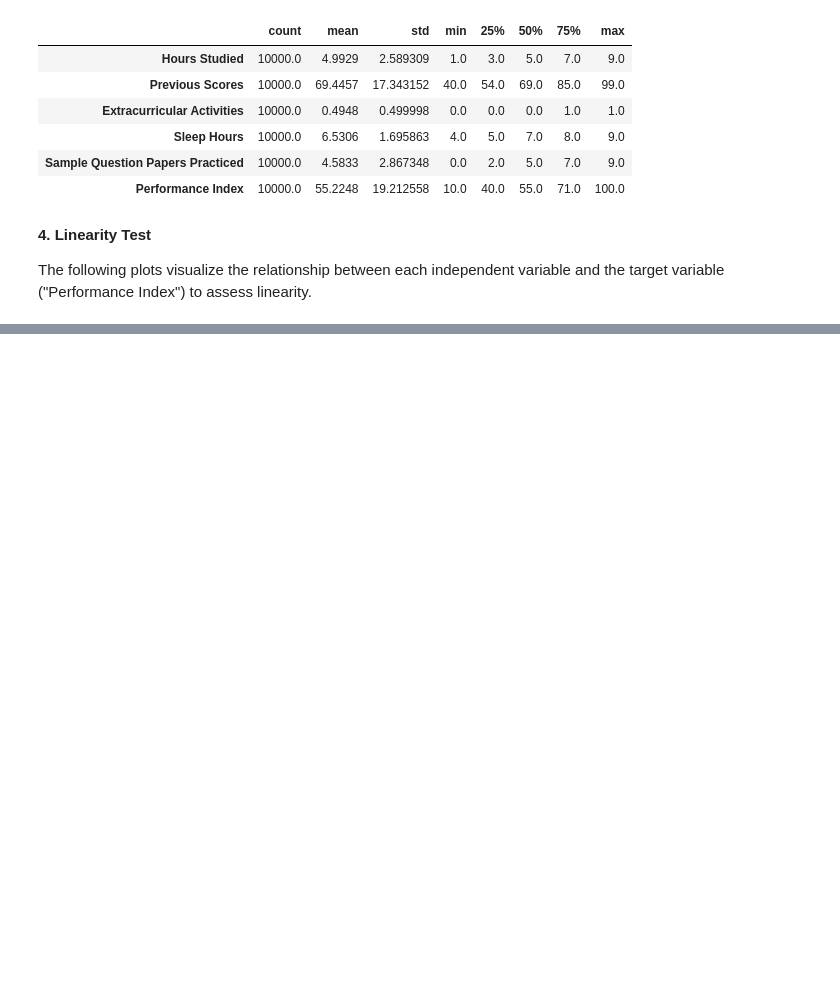
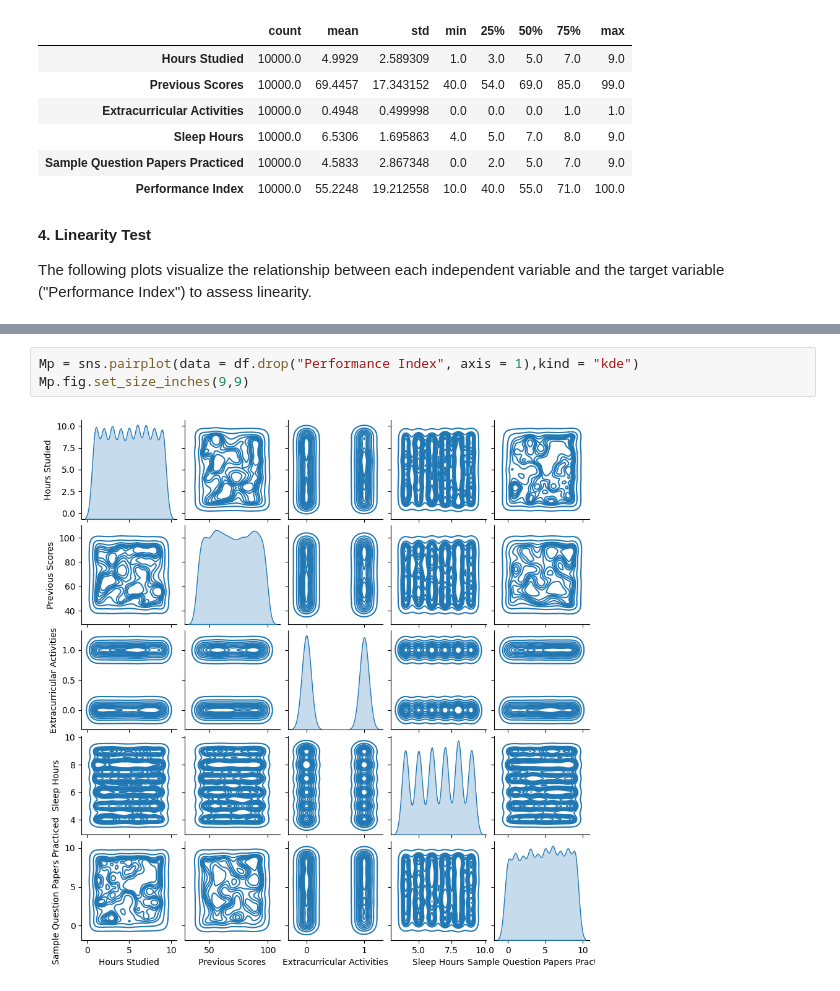
Before and after one commit to Obaze-Samuel/Linear-Regression, a Jupyter notebook: Untitled.ipynb, the cells around one changed output, grey strips where cells are left out. Cells and saved outputs as stored; diff of their text form; blank space fills up the shorter version.

```diff
--- a/Untitled.ipynb
+++ b/Untitled.ipynb
@@ -66,0 +70,5 @@ plt.show()
+# %%
+Mp = sns.pairplot(data = df.drop("Performance Index", axis = 1),kind = "kde")
+Mp.fig.set_size_inches(9,9)
+# %% [output]
+[figure, added]
```
Also changed, not shown: parts of 2 cells of this notebook.
